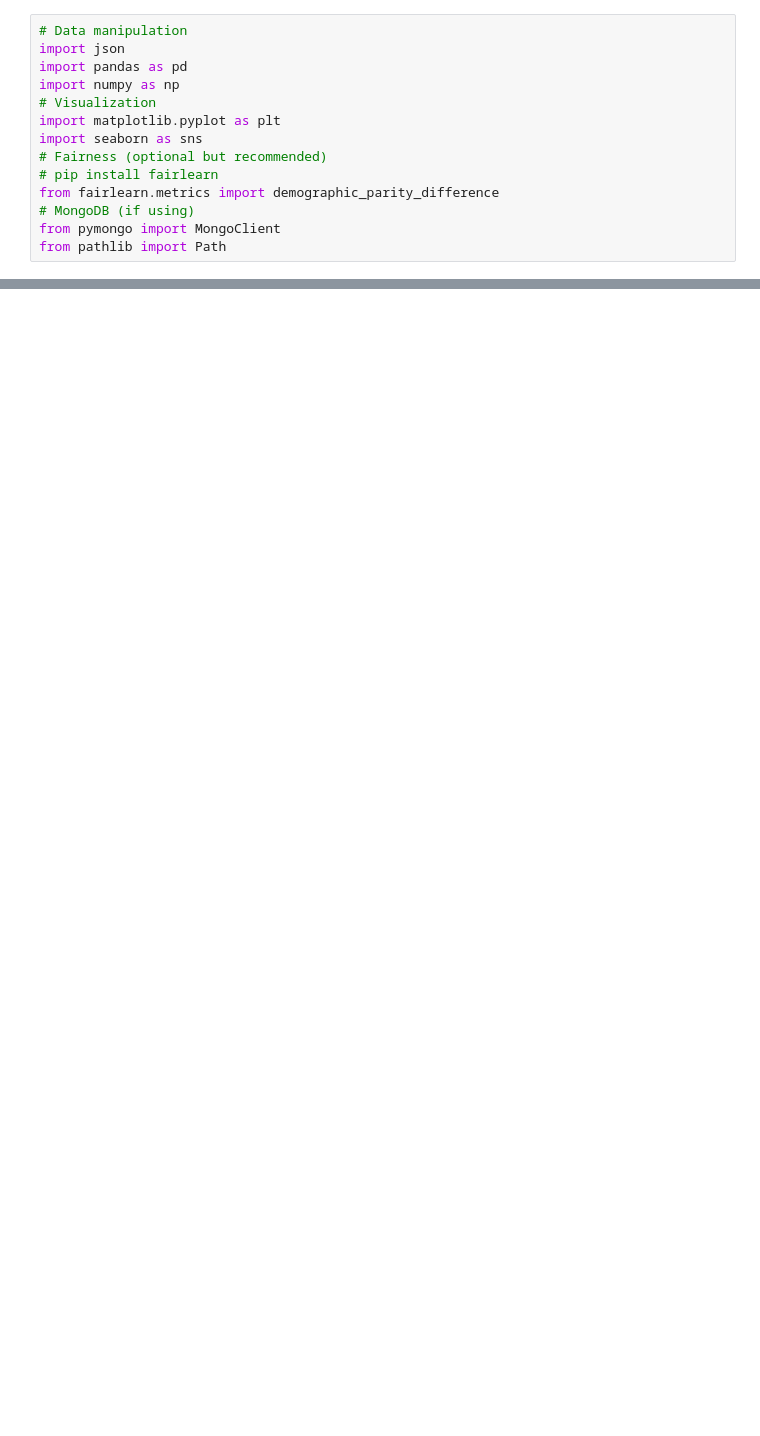
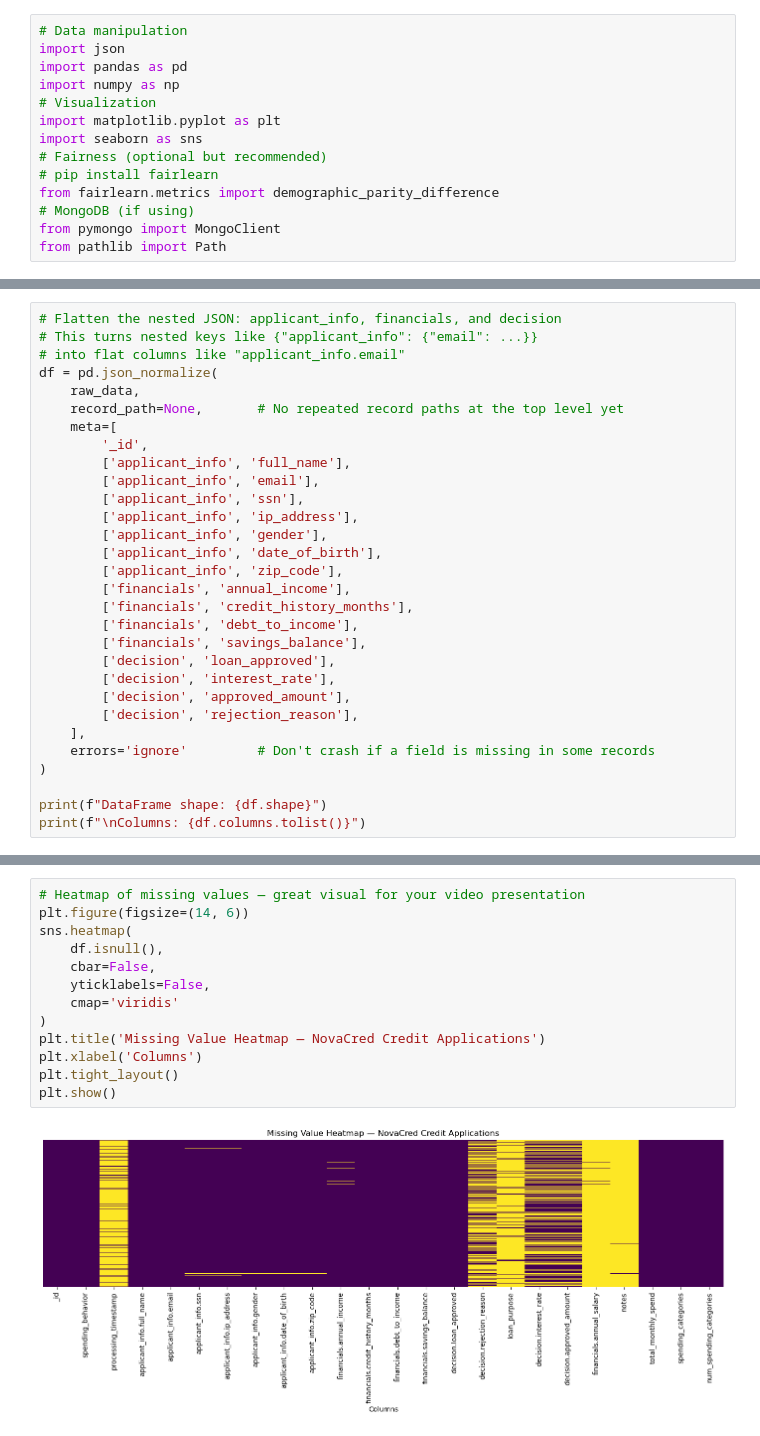
Before and after one commit to henrikpkr/dego-project-team4, a Jupyter notebook: notebooks/ 01-data-quality.ipynb, the cells around one changed output, grey strips where cells are left out. Cells and saved outputs as stored; diff of their text form; blank space fills up the shorter version.

Commit message:
Added initial data quality checks

```diff
--- a/notebooks/ 01-data-quality.ipynb
+++ b/notebooks/ 01-data-quality.ipynb
@@ -38,0 +49,30 @@ rows, cols: (502, 21)
+# %%
+# Flatten the nested JSON: applicant_info, financials, and decision
+# This turns nested keys like {"applicant_info": {"email": ...}}
+# into flat columns like "applicant_info.email"
+df = pd.json_normalize(
+    raw_data,
+    record_path=None,       # No repeated record paths at the top level yet
+    meta=[
+        '_id',
+        ['applicant_info', 'full_name'],
+        ['applicant_info', 'email'],
+        ['applicant_info', 'ssn'],
+        ['applicant_info', 'ip_address'],
+        ['applicant_info', 'gender'],
+        ['applicant_info', 'date_of_birth'],
+        ['applicant_info', 'zip_code'],
+        ['financials', 'annual_income'],
+        ['financials', 'credit_history_months'],
+        ['financials', 'debt_to_income'],
+        ['financials', 'savings_balance'],
+        ['decision', 'loan_approved'],
+        ['decision', 'interest_rate'],
+        ['decision', 'approved_amount'],
+        ['decision', 'rejection_reason'],
+    ],
+    errors='ignore'         # Don't crash if a field is missing in some records
+)
+
+print(f"DataFrame shape: {df.shape}")
+print(f"\nColumns: {df.columns.tolist()}")
@@ -38,0 +193,15 @@ rows, cols: (502, 21)
+# %%
+# Heatmap of missing values — great visual for your video presentation
+plt.figure(figsize=(14, 6))
+sns.heatmap(
+    df.isnull(),
+    cbar=False,
+    yticklabels=False,
+    cmap='viridis'
+)
+plt.title('Missing Value Heatmap — NovaCred Credit Applications')
+plt.xlabel('Columns')
+plt.tight_layout()
+plt.show()
+# %% [output]
+[figure, added]
```
Also changed, not shown: parts of 36 cells of this notebook.
